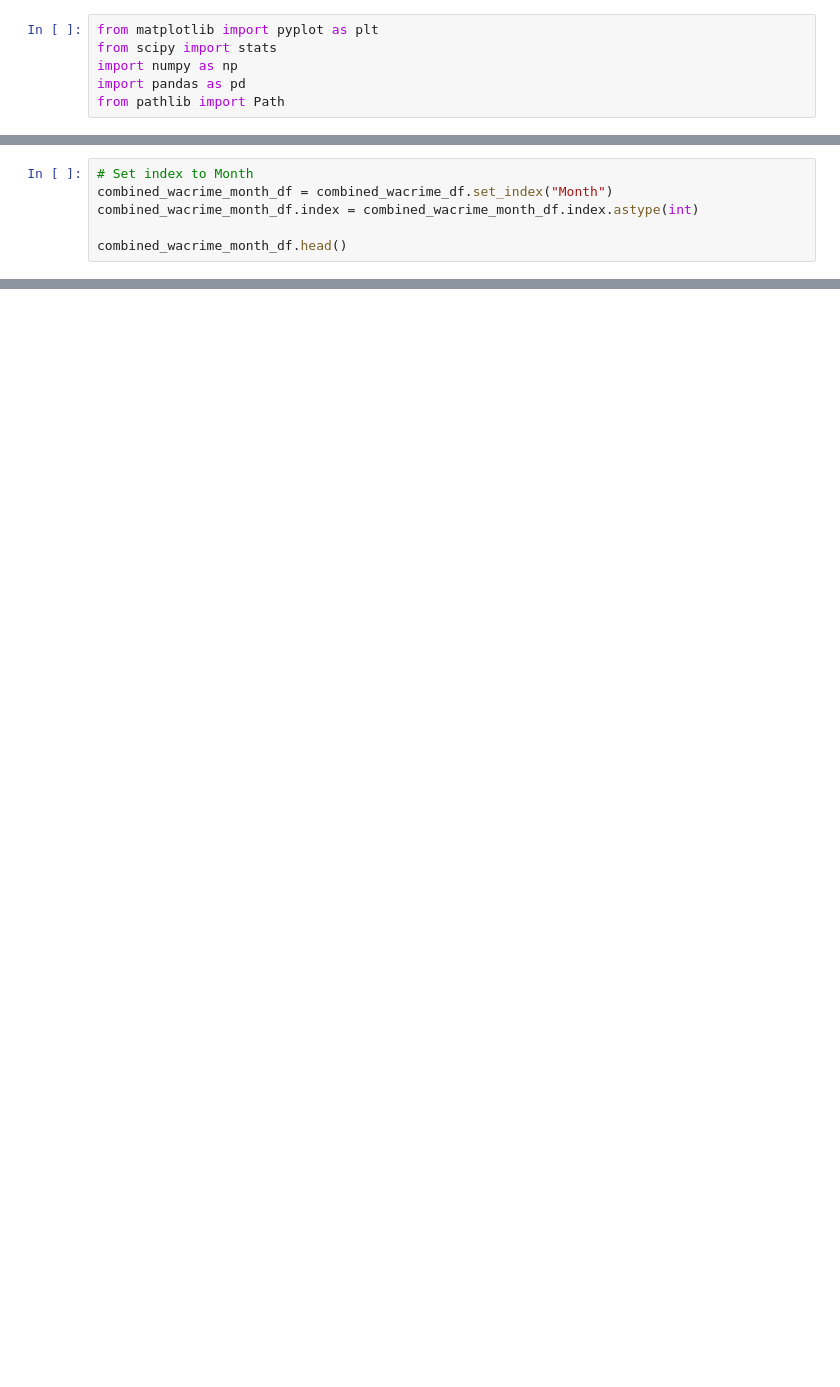
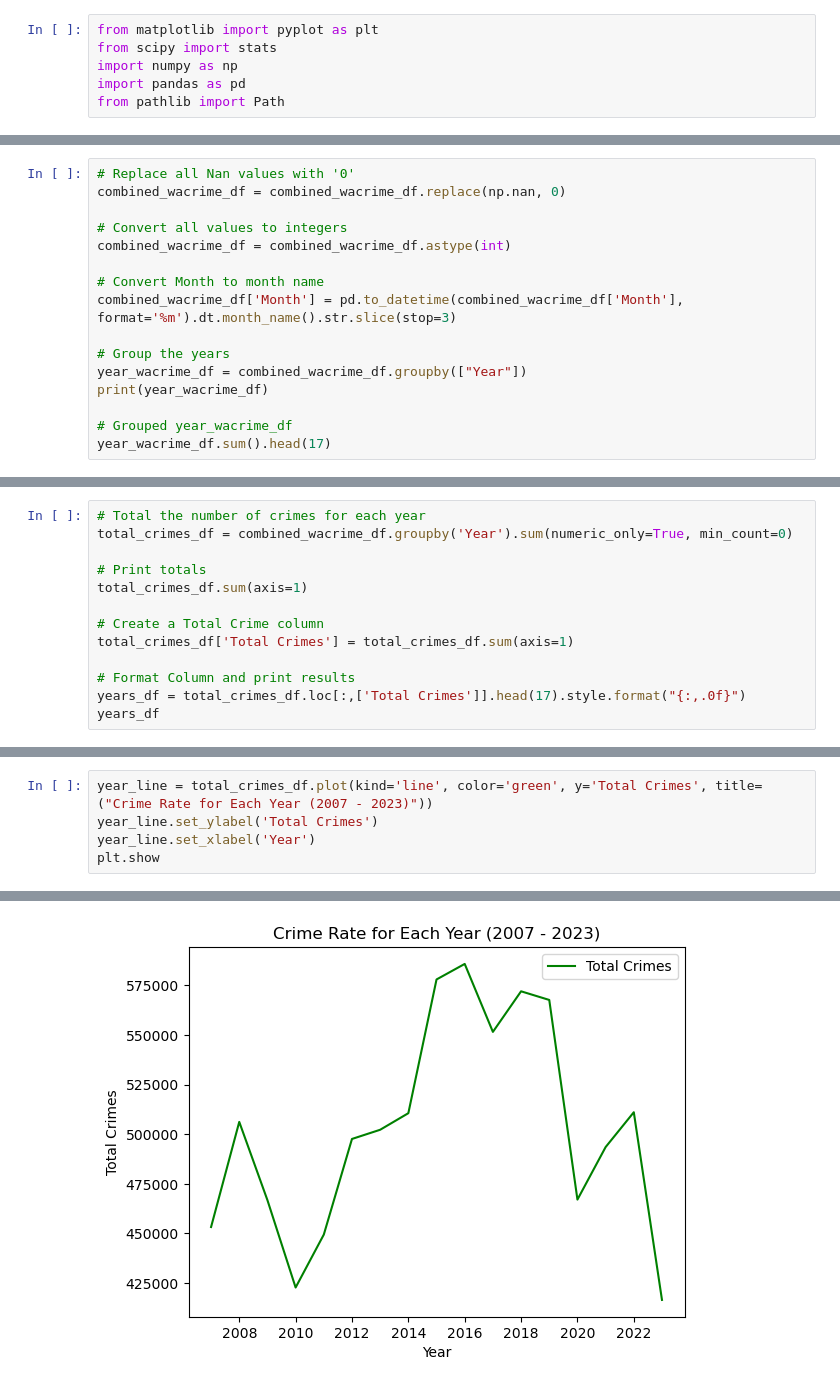
Before and after one commit to DrishP98/Project-1-, a Jupyter notebook: analysis-2.ipynb, the cells around one changed output, grey strips where cells are left out. Saved outputs shown, nothing was run; the diff lists cells and outputs as text; blank space fills up the shorter version.

```diff
--- a/analysis-2.ipynb
+++ b/analysis-2.ipynb
@@ -107,6 +65,0 @@ year_wacrime_df.sum().head(17)
-# %%
-# Set index to Month
-combined_wacrime_month_df = combined_wacrime_df.set_index("Month")
-combined_wacrime_month_df.index = combined_wacrime_month_df.index.astype(int)
-
-combined_wacrime_month_df.head()
@@ -121,0 +66,16 @@ combined_wacrime_month_df.head()
+# %%
+# Replace all Nan values with '0'
+combined_wacrime_df = combined_wacrime_df.replace(np.nan, 0)
+
+# Convert all values to integers
+combined_wacrime_df = combined_wacrime_df.astype(int)
+
+# Convert Month to month name
+combined_wacrime_df['Month'] = pd.to_datetime(combined_wacrime_df['Month'], format='%m').dt.month_name().str.slice(stop=3)
+
+# Group the years
+year_wacrime_df = combined_wacrime_df.groupby(["Year"])
+print(year_wacrime_df)
+
+# Grouped year_wacrime_df
+year_wacrime_df.sum().head(17)
@@ -121,0 +104,13 @@ combined_wacrime_month_df.head()
+# %%
+# Total the number of crimes for each year
+total_crimes_df = combined_wacrime_df.groupby('Year').sum(numeric_only=True, min_count=0)
+
+# Print totals
+total_crimes_df.sum(axis=1)
+
+# Create a Total Crime column
+total_crimes_df['Total Crimes'] = total_crimes_df.sum(axis=1)
+
+# Format Column and print results
+years_df = total_crimes_df.loc[:,['Total Crimes']].head(17).style.format("{:,.0f}")
+years_df
@@ -121,0 +137,6 @@ combined_wacrime_month_df.head()
+# %%
+year_line = total_crimes_df.plot(kind='line', color='green', y='Total Crimes', title=("Crime Rate for Each Year (2007 - 2023)"))
+year_line.set_ylabel('Total Crimes')
+year_line.set_xlabel('Year')
+plt.show
+# %% [output]
@@ -121,0 +144 @@ combined_wacrime_month_df.head()
+[figure, added]
```
Also changed, not shown: parts of 10 cells of this notebook.
